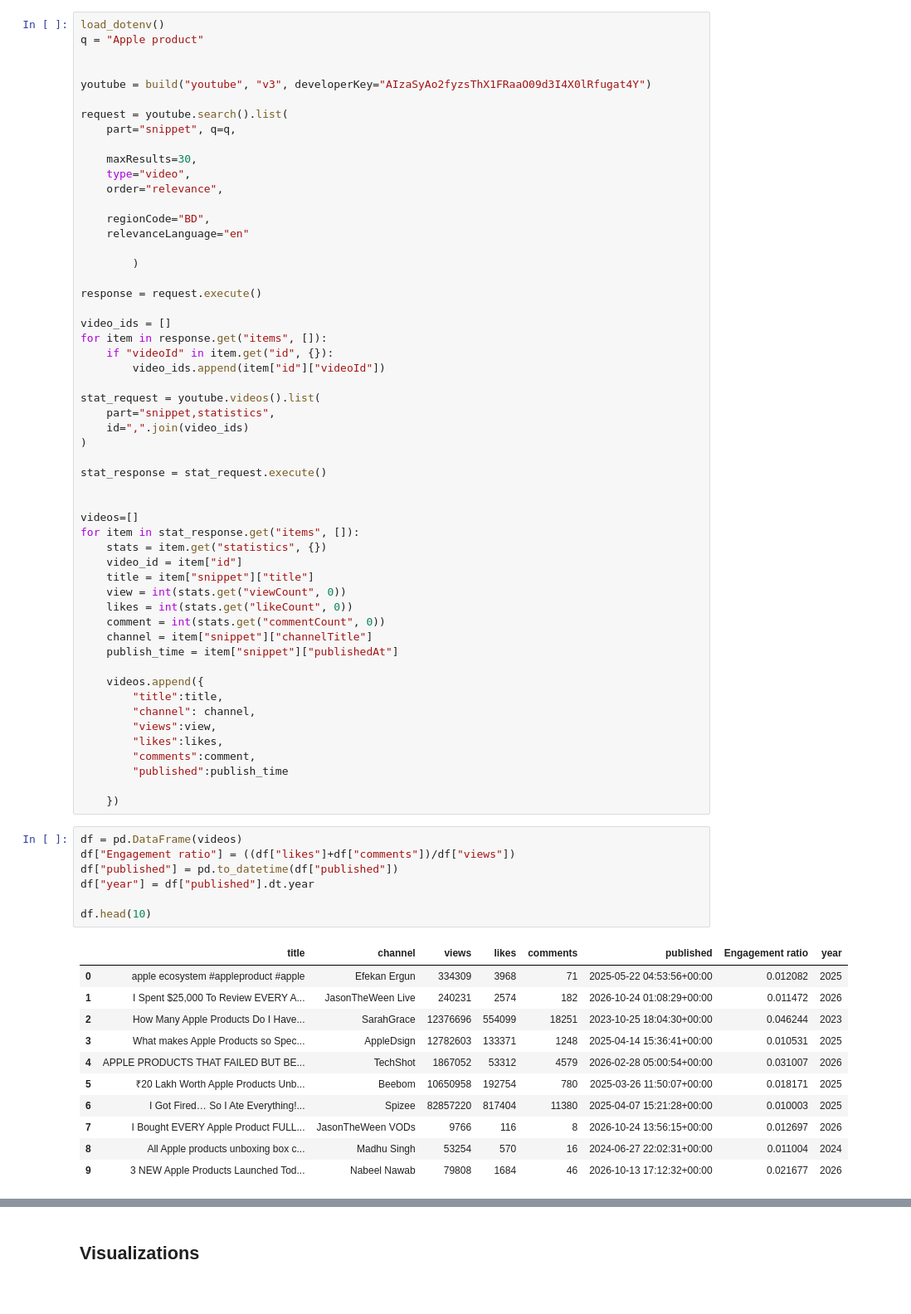
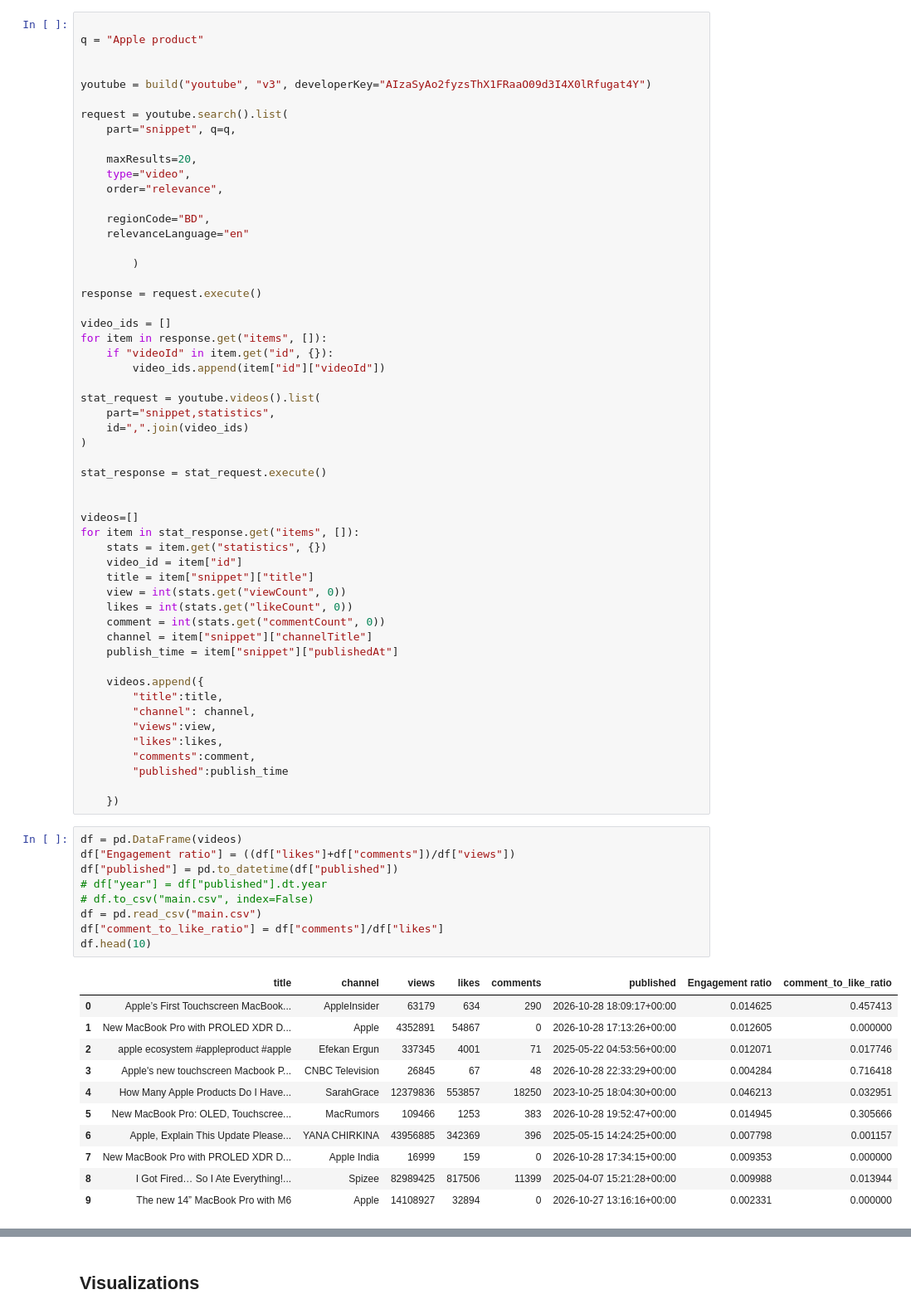
Before and after one commit to CrispyChicken01/205-project, a Jupyter notebook: main.ipynb, the cells around one changed output, grey strips where cells are left out. Shown at 83% size. Cells and saved outputs as stored; diff of their text form.

```diff
--- a/main.ipynb
+++ b/main.ipynb
@@ -21,7 +20,7 @@ from googleapiclient.discovery import build
 import pandas as pd
 import matplotlib.pyplot as plt
 # %%
-load_dotenv()
+
 q = "Apple product"
 
 
@@ -30,7 +29,7 @@ youtube = build("youtube", "v3", developerKey="AIzaSyAo2fyzsThX1FRaaO09d3I4X0lRf
 request = youtube.search().list(
     part="snippet", q=q,
 
-    maxResults=30,
+    maxResults=20,
     type="video",
     order="relevance",
 
@@ -77,22 +76,24 @@ for item in stat_response.get("items", []):
 # %%
 df = pd.DataFrame(videos)
 df["Engagement ratio"] = ((df["likes"]+df["comments"])/df["views"])
 df["published"] = pd.to_datetime(df["published"])
-df["year"] = df["published"].dt.year
-
+# df["year"] = df["published"].dt.year
+# df.to_csv("main.csv", index=False)
+df = pd.read_csv("main.csv")
+df["comment_to_like_ratio"] = df["comments"]/df["likes"]
 df.head(10)
 # %% [output]
-|  | title | channel | views | likes | comments | published | Engagement ratio | year |
-| 0 | apple ecosystem #appleproduct #apple | Efekan Ergun | 334309 | 3968 | 71 | 2025-05-22 04:53:56+00:00 | 0.012082 | 2025 |
-| 1 | I Spent $25,000 To Review EVERY A... | JasonTheWeen Live | 240231 | 2574 | 182 | 2026-10-24 01:08:29+00:00 | 0.011472 | 2026 |
-| 2 | How Many Apple Products Do I Have... | SarahGrace | 12376696 | 554099 | 18251 | 2023-10-25 18:04:30+00:00 | 0.046244 | 2023 |
-| 3 | What makes Apple Products so Spec... | AppleDsign | 12782603 | 133371 | 1248 | 2025-04-14 15:36:41+00:00 | 0.010531 | 2025 |
-| 4 | APPLE PRODUCTS THAT FAILED BUT BE... | TechShot | 1867052 | 53312 | 4579 | 2026-02-28 05:00:54+00:00 | 0.031007 | 2026 |
-| 5 | ₹20 Lakh Worth Apple Products Unb... | Beebom | 10650958 | 192754 | 780 | 2025-03-26 11:50:07+00:00 | 0.018171 | 2025 |
-| 6 | I Got Fired… So I Ate Everything!... | Spizee | 82857220 | 817404 | 11380 | 2025-04-07 15:21:28+00:00 | 0.010003 | 2025 |
-| 7 | I Bought EVERY Apple Product FULL... | JasonTheWeen VODs | 9766 | 116 | 8 | 2026-10-24 13:56:15+00:00 | 0.012697 | 2026 |
-| 8 | All Apple products unboxing box c... | Madhu Singh | 53254 | 570 | 16 | 2024-06-27 22:02:31+00:00 | 0.011004 | 2024 |
-| 9 | 3 NEW Apple Products Launched Tod... | Nabeel Nawab | 79808 | 1684 | 46 | 2026-10-13 17:12:32+00:00 | 0.021677 | 2026 |
+|  | title | channel | views | likes | comments | published | Engagement ratio | comment_to_like_ratio |
+| 0 | Apple’s First Touchscreen MacBook... | AppleInsider | 63179 | 634 | 290 | 2026-10-28 18:09:17+00:00 | 0.014625 | 0.457413 |
+| 1 | New MacBook Pro with PROLED XDR D... | Apple | 4352891 | 54867 | 0 | 2026-10-28 17:13:26+00:00 | 0.012605 | 0.000000 |
+| 2 | apple ecosystem #appleproduct #apple | Efekan Ergun | 337345 | 4001 | 71 | 2025-05-22 04:53:56+00:00 | 0.012071 | 0.017746 |
+| 3 | Apple's new touchscreen Macbook P... | CNBC Television | 26845 | 67 | 48 | 2026-10-28 22:33:29+00:00 | 0.004284 | 0.716418 |
+| 4 | How Many Apple Products Do I Have... | SarahGrace | 12379836 | 553857 | 18250 | 2023-10-25 18:04:30+00:00 | 0.046213 | 0.032951 |
+| 5 | New MacBook Pro: OLED, Touchscree... | MacRumors | 109466 | 1253 | 383 | 2026-10-28 19:52:47+00:00 | 0.014945 | 0.305666 |
+| 6 | Apple, Explain This Update Please... | YANA CHIRKINA | 43956885 | 342369 | 396 | 2025-05-15 14:24:25+00:00 | 0.007798 | 0.001157 |
+| 7 | New MacBook Pro with PROLED XDR D... | Apple India | 16999 | 159 | 0 | 2026-10-28 17:34:15+00:00 | 0.009353 | 0.000000 |
+| 8 | I Got Fired… So I Ate Everything!... | Spizee | 82989425 | 817506 | 11399 | 2025-04-07 15:21:28+00:00 | 0.009988 | 0.013944 |
+| 9 | The new 14” MacBook Pro with M6 | Apple | 14108927 | 32894 | 0 | 2026-10-27 13:16:16+00:00 | 0.002331 | 0.000000 |
 # %%
 total_views = df["views"].sum()
 avg_views = df["views"].mean()
```
Also changed, not shown: parts of 11 cells of this notebook, 2 other files.
